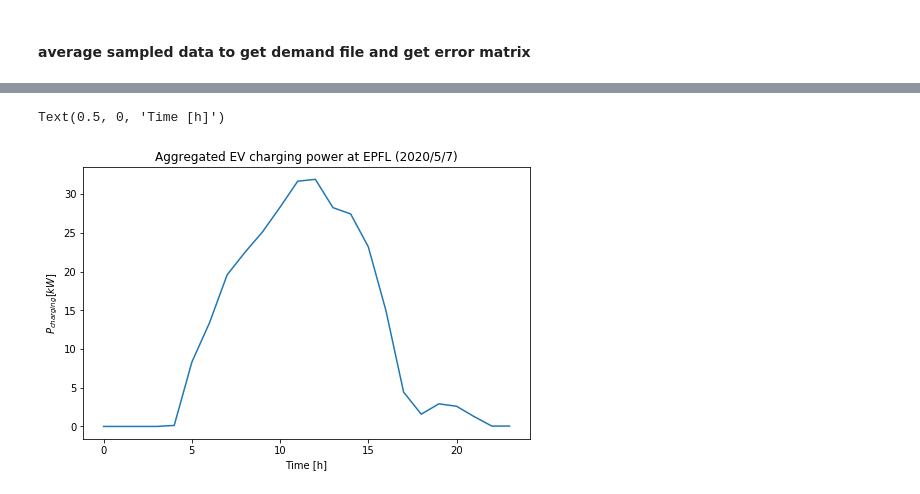
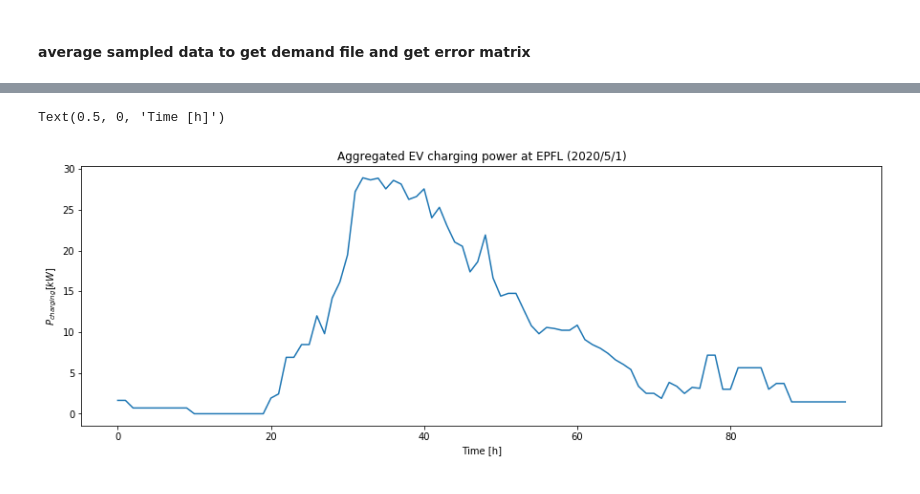
Before and after one commit to AdrienLegrain/CS_greenMotion, a Jupyter notebook: Forecasting_UI.ipynb, the cells around one changed output, grey strips where cells are left out. Cells and saved outputs as stored; diff of their text form; code cells hidden in the pictures.

Commit message:
power_quater

```diff
--- a/Forecasting_UI.ipynb
+++ b/Forecasting_UI.ipynb
@@ -42,3 +50,5 @@ omega_A = hist_data[(hist_data.Season == target_season) & (hist_data.weekday ==
+# %%
+omega_A = omega_A.drop_duplicates(subset=['Day', 'Hour'], keep='first', inplace=False)
 # %%
 def get_omega_B(omega_A):
     time_lst = list(omega_A.Day.unique())
@@ -82,5 +113,5 @@ omega_C = [x[0] for x in sorted_wea_dis[:5]]
 # %% [markdown]
 #### average sampled data to get demand file   and get error matrix
 # %%
-sampled_data = hist_data[hist_data.Day.isin(omega_C)]
+sampled_data = hist_data[hist_data.Date.dt.date.isin(omega_C)]
 # %%
@@ -90,15 +121,19 @@ len(sampled_data) #120[hours] = 5[days] * 24[hours/day]
+# %%
+sampled_data = sampled_data.reset_index(drop = True)
 # %%
-hour_lst = pd.Series(range(24))
-Demand_pred = hour_lst.apply(lambda x: sampled_data[sampled_data.Hour == x].Power.mean())
+hour_lst = pd.Series(range(96))
+Demand_pred = hour_lst.apply(lambda x: sampled_data\
+                             [(sampled_data.Date.dt.minute/15 + sampled_data.Date.dt.hour * 4) == x]\
+                             .Power.mean()/1000)
 # %%
-plt.figure(figsize=(8,5))
-plt.plot(Demand_pred/1000)
+plt.figure(figsize=(15,5))
+plt.plot(Demand_pred)
 plt.title('Aggregated EV charging power at EPFL (%d/%d/%d)'%(target_year,target_month,target_day))
 plt.ylabel(r'$P_{charging} [kW]$')
 plt.xlabel('Time [h]')
 # %% [output]
 Text(0.5, 0, 'Time [h]')
-[figure, old version]
+[figure, new version]
 # %%
 Err = list()
 for i in omega_C:
```
Also changed, not shown: parts of 18 cells of this notebook, 23 other files.
